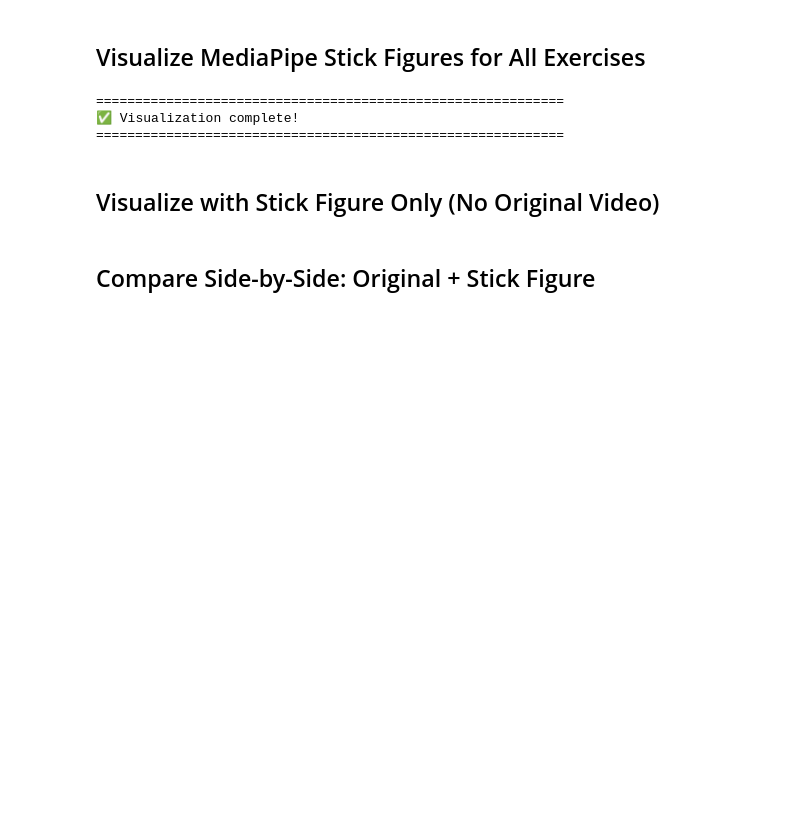
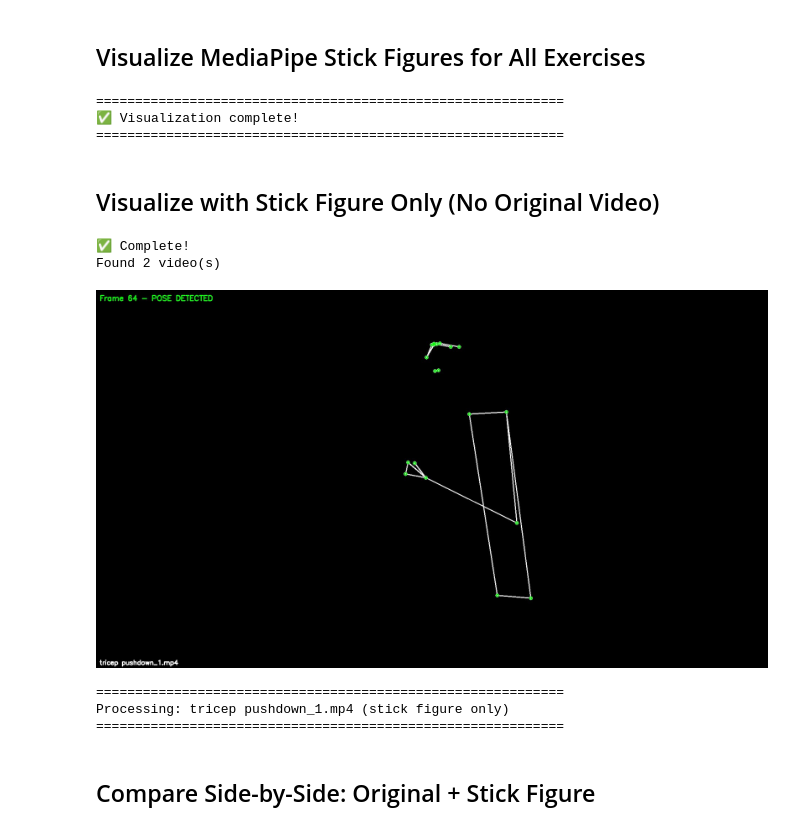
Before and after one commit to SagarNRao/formCorrection, a Jupyter notebook: newWay/checkpose.ipynb, the cells around one changed output. Saved outputs shown, nothing was run; the diff lists cells and outputs as text; code cells hidden in the pictures; blank space fills up the shorter version.

```diff
--- a/newWay/checkpose.ipynb
+++ b/newWay/checkpose.ipynb
@@ -240,34 +240,42 @@ def visualize_stick_figures_only(folder='exercises', skip_frames=2, max_frames_p
                         landmark_drawing_spec=mp_drawing.DrawingSpec(color=(0, 255, 0), thickness=2, circle_radius=3),
                         connection_drawing_spec=mp_drawing.DrawingSpec(color=(255, 255, 255), thickness=2)
                     )
                     status_color = (0, 255, 0)
                     status_text = "POSE DETECTED"
                 else:
                     status_color = (0, 0, 255)
                     status_text = "NO POSE"
 
                 # Add info text
                 cv2.putText(canvas, f"Frame {frame_count} - {status_text}", (10, 30),
                            cv2.FONT_HERSHEY_SIMPLEX, 0.7, status_color, 2)
                 cv2.putText(canvas, video_name, (10, h - 10),
                            cv2.FONT_HERSHEY_SIMPLEX, 0.6, (255, 255, 255), 2)
 
                 _, buffer = cv2.imencode('.jpg', canvas, [int(cv2.IMWRITE_JPEG_QUALITY), 85])
                 display_handle.update(ipydisplay.Image(data=buffer.tobytes()))
                 time.sleep(0.05)
 
             cap.release()
             print(f"  ✅ Processed {processed_count} frames")
 
     except KeyboardInterrupt:
         print("\n⚠️  Interrupted")
     finally:
         pose.close()
         ipydisplay.clear_output(wait=True)
         print("\n✅ Complete!")
 
 # Uncomment to run stick-figure-only visualization:
-visualize_stick_figures_only(folder='exercises', skip_frames=2, max_frames_per_video=150)
+for i in range (1,10):
+    visualize_stick_figures_only(folder='single', skip_frames=2, max_frames_per_video=150)
+# %% [output]
+✅ Complete!
+Found 2 video(s)
+[figure, added]
+============================================================
+Processing: tricep pushdown_1.mp4 (stick figure only)
+============================================================
 # %% [markdown]
 ## Compare Side-by-Side: Original + Stick Figure
 # %%
```
Also changed, not shown: 21 other files.
